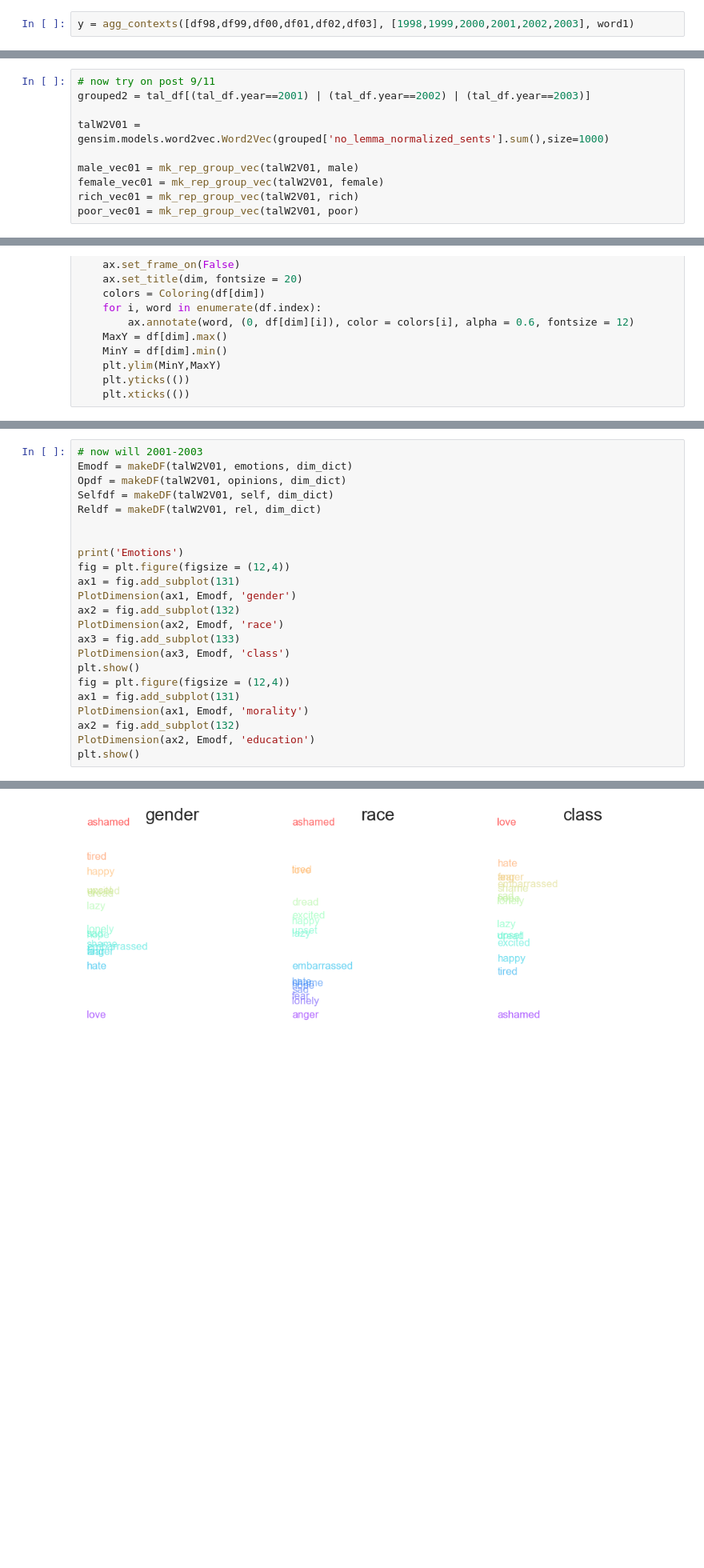
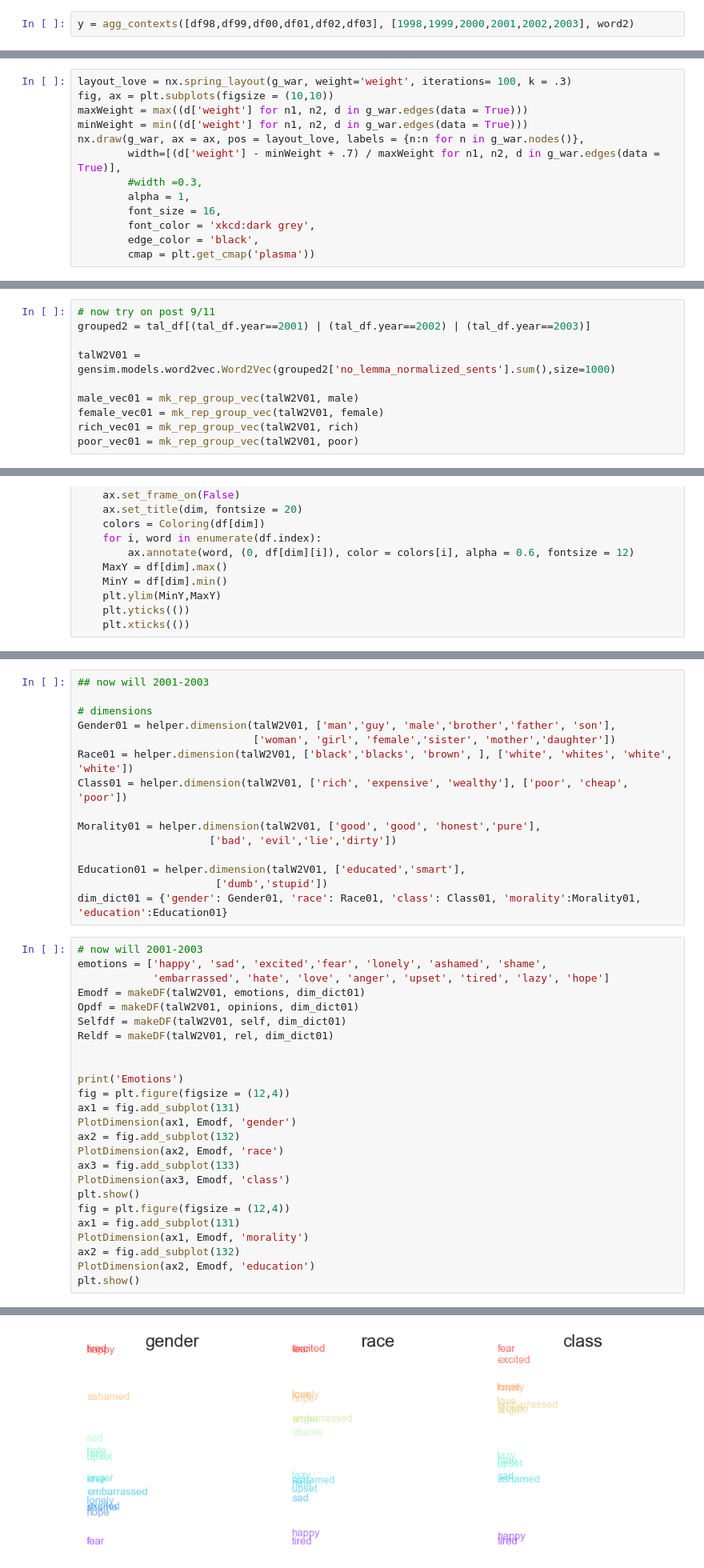
Before and after one commit to laurenjli/nlp-tal, a Jupyter notebook: events_analysis.ipynb, the cells around one changed output, grey strips where cells are left out. Shown at 80% size. Saved outputs shown, nothing was run; the diff lists cells and outputs as text; blank space fills up the shorter version.

```diff
--- a/events_analysis.ipynb
+++ b/events_analysis.ipynb
@@ -132,3 +203,3 @@ def agg_contexts(dfs,years,wordlist):
 # %%
-y = agg_contexts([df98,df99,df00,df01,df02,df03], [1998,1999,2000,2001,2002,2003], word1)
+y = agg_contexts([df98,df99,df00,df01,df02,df03], [1998,1999,2000,2001,2002,2003], word2)
 # %%
@@ -494,0 +659,13 @@ plot_count(tal_df,[1998,1999,2000,2001,2002,2003],'secure')
+# %%
+layout_love = nx.spring_layout(g_war, weight='weight', iterations= 100, k = .3)
+fig, ax = plt.subplots(figsize = (10,10))
+maxWeight = max((d['weight'] for n1, n2, d in g_war.edges(data = True)))
+minWeight = min((d['weight'] for n1, n2, d in g_war.edges(data = True)))
+nx.draw(g_war, ax = ax, pos = layout_love, labels = {n:n for n in g_war.nodes()},
+        width=[(d['weight'] - minWeight + .7) / maxWeight for n1, n2, d in g_war.edges(data = True)],
+        #width =0.3,
+        alpha = 1,
+        font_size = 16,
+        font_color = 'xkcd:dark grey',
+        edge_color = 'black',
+        cmap = plt.get_cmap('plasma'))
@@ -609,7 +788,7 @@ sad = ['sad', 'unhappy', 'tears']
 # now try on post 9/11
 grouped2 = tal_df[(tal_df.year==2001) | (tal_df.year==2002) | (tal_df.year==2003)]
 
-talW2V01 = gensim.models.word2vec.Word2Vec(grouped['no_lemma_normalized_sents'].sum(),size=1000)
+talW2V01 = gensim.models.word2vec.Word2Vec(grouped2['no_lemma_normalized_sents'].sum(),size=1000)
 
 male_vec01 = mk_rep_group_vec(talW2V01, male)
 female_vec01 = mk_rep_group_vec(talW2V01, female)
@@ -708,26 +911,43 @@ Emotions
+# %%
+## now will 2001-2003
+
+# dimensions
+Gender01 = helper.dimension(talW2V01, ['man','guy', 'male','brother','father', 'son'],
+                            ['woman', 'girl', 'female','sister', 'mother','daughter'])
+Race01 = helper.dimension(talW2V01, ['black','blacks', 'brown', ], ['white', 'whites', 'white', 'white'])
+Class01 = helper.dimension(talW2V01, ['rich', 'expensive', 'wealthy'], ['poor', 'cheap', 'poor'])
+
+Morality01 = helper.dimension(talW2V01, ['good', 'good', 'honest','pure'],
+                     ['bad', 'evil','lie','dirty'])
+
+Education01 = helper.dimension(talW2V01, ['educated','smart'],
+                      ['dumb','stupid'])
+dim_dict01 = {'gender': Gender01, 'race': Race01, 'class': Class01, 'morality':Morality01, 'education':Education01}
 # %%
 # now will 2001-2003
-Emodf = makeDF(talW2V01, emotions, dim_dict)
-Opdf = makeDF(talW2V01, opinions, dim_dict)
-Selfdf = makeDF(talW2V01, self, dim_dict)
-Reldf = makeDF(talW2V01, rel, dim_dict)
+emotions = ['happy', 'sad', 'excited','fear', 'lonely', 'ashamed', 'shame',
+            'embarrassed', 'hate', 'love', 'anger', 'upset', 'tired', 'lazy', 'hope']
+Emodf = makeDF(talW2V01, emotions, dim_dict01)
+Opdf = makeDF(talW2V01, opinions, dim_dict01)
+Selfdf = makeDF(talW2V01, self, dim_dict01)
+Reldf = makeDF(talW2V01, rel, dim_dict01)
 
 
 print('Emotions')
 fig = plt.figure(figsize = (12,4))
 ax1 = fig.add_subplot(131)
 PlotDimension(ax1, Emodf, 'gender')
 ax2 = fig.add_subplot(132)
 PlotDimension(ax2, Emodf, 'race')
 ax3 = fig.add_subplot(133)
 PlotDimension(ax3, Emodf, 'class')
 plt.show()
 fig = plt.figure(figsize = (12,4))
 ax1 = fig.add_subplot(131)
 PlotDimension(ax1, Emodf, 'morality')
 ax2 = fig.add_subplot(132)
 PlotDimension(ax2, Emodf, 'education')
 plt.show()
 # %% [output]
 Emotions
-[figure, old version]
+[figure, new version]
```
Also changed, not shown: parts of 27 cells of this notebook, 1 other file.
